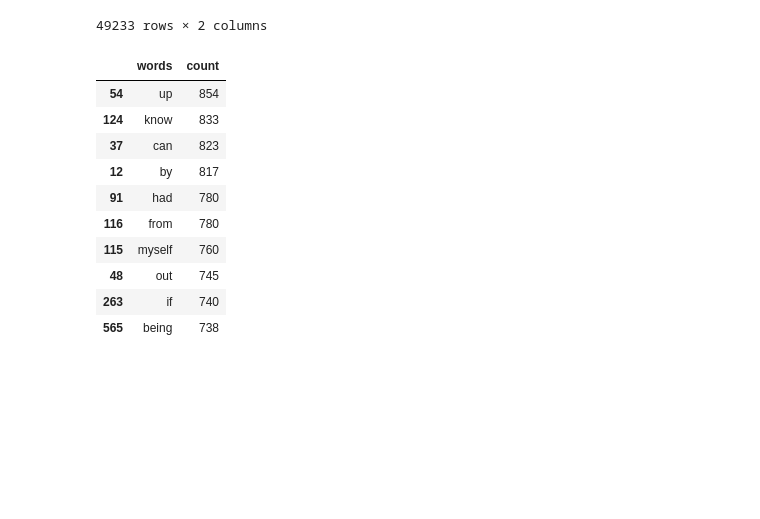
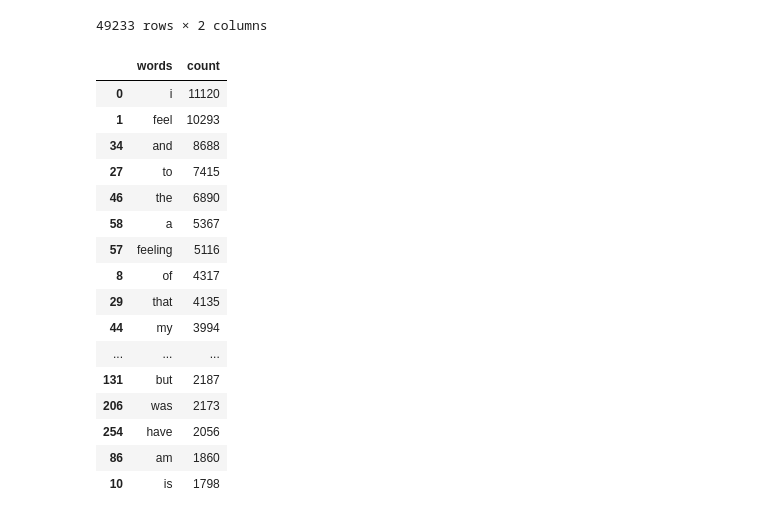
Before and after one commit to Spring-of-Vision/Deep-Learning-NLP, a Jupyter notebook: Bag of Words.ipynb, the cells around one changed output. Drawn from its saved outputs; the diff is of its cells as text; code cells hidden in the pictures; blank space fills up the shorter version.

```diff
--- a/Bag of Words.ipynb
+++ b/Bag of Words.ipynb
@@ -114,3 +117,8 @@ balanced_df
 | 89830 | i am asked early in the morning t... | 5 |
 | 89831 | i ask him feeling like im intervi... | 5 |
 89832 rows × 2 columns
+# %%
+# Set pandas to display full text in columns
+pd.set_option('display.max_colwidth', None)
+
+balanced_df[balanced_df.label == 0]
@@ -117,3 +219,5 @@ balanced_df
+# %%
+pd.reset_option('display.max_colwidth')
 # %%
 # Function to calculate word count
 balanced_df['word_count'] = balanced_df['text'].apply(lambda x: len(str(x).split()))
@@ -234,17 +338,23 @@ anger_freq = word_freq(balanced_df[balanced_df.label == 3])
 fear_freq = word_freq(balanced_df[balanced_df.label == 4])
 surprise_freq = word_freq(balanced_df[balanced_df.label == 5])
 # %%
-sadness_freq[40:50]
+sadness_freq[:20]
 # %% [output]
 |  | words | count |
-| 54 | up | 854 |
-| 124 | know | 833 |
-| 37 | can | 823 |
-| 12 | by | 817 |
-| 91 | had | 780 |
-| 116 | from | 780 |
-| 115 | myself | 760 |
-| 48 | out | 745 |
-| 263 | if | 740 |
-| 565 | being | 738 |
+| 0 | i | 11120 |
+| 1 | feel | 10293 |
+| 34 | and | 8688 |
+| 27 | to | 7415 |
+| 46 | the | 6890 |
+| 58 | a | 5367 |
+| 57 | feeling | 5116 |
+| 8 | of | 4317 |
+| 29 | that | 4135 |
+| 44 | my | 3994 |
+| ... | ... | ... |
+| 131 | but | 2187 |
+| 206 | was | 2173 |
+| 254 | have | 2056 |
+| 86 | am | 1860 |
+| 10 | is | 1798 |
 # %%
```
Also changed, not shown: parts of 22 cells of this notebook.
